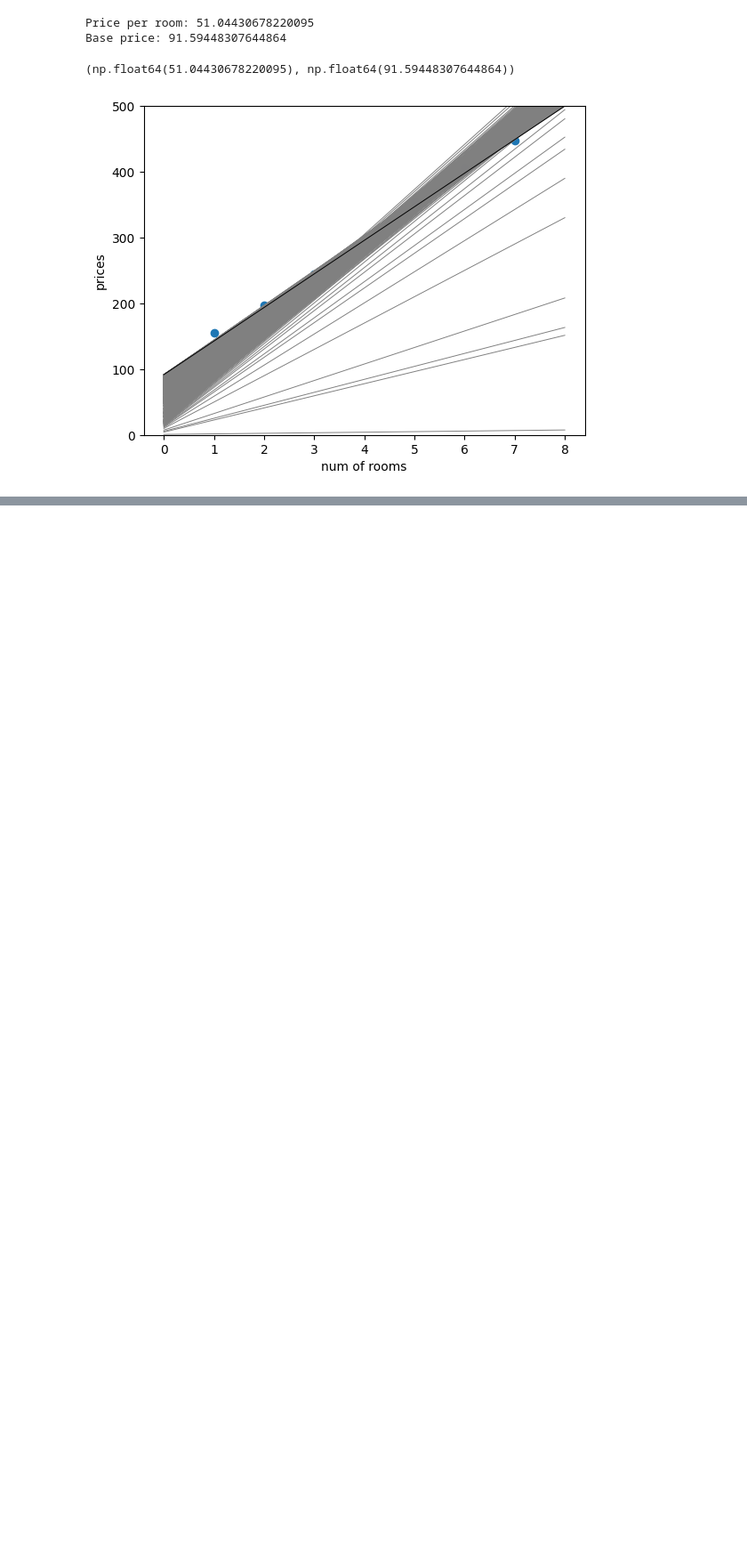
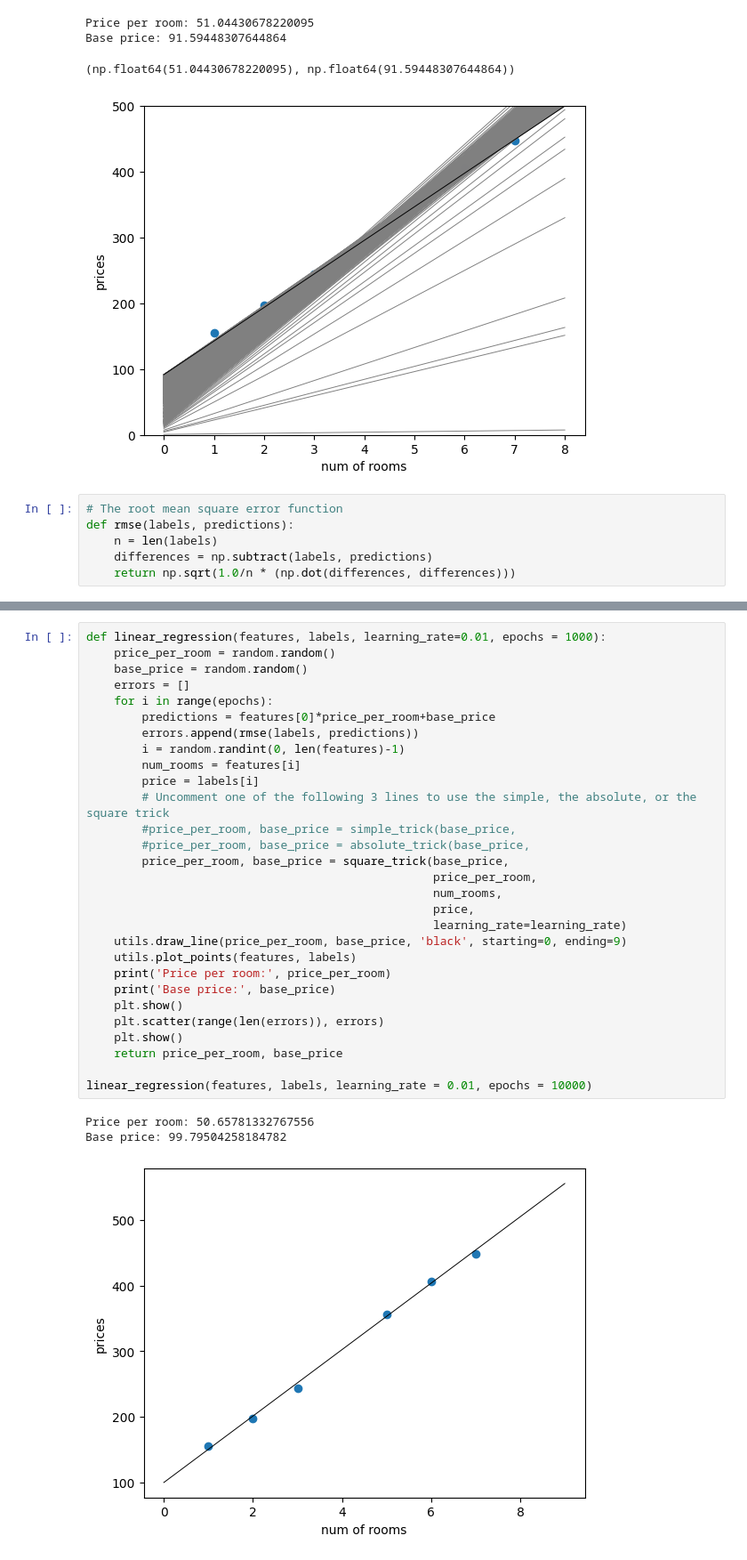
Before and after one commit to AntonioKolosov/machine-learning, a Jupyter notebook: linear-regression/linear-regression.ipynb, the cells around one changed output, grey strips where cells are left out. Shown at 89% size. Drawn from its saved outputs; the diff is of its cells as text; blank space fills up the shorter version.

Commit message:
implement rmse to my linear regression

```diff
--- a/linear-regression/linear-regression.ipynb
+++ b/linear-regression/linear-regression.ipynb
@@ -87,3 +87,9 @@ Price per room: 51.04430678220095
 Base price: 91.59448307644864
 (np.float64(51.04430678220095), np.float64(91.59448307644864))
 [figure]
+# %%
+# The root mean square error function
+def rmse(labels, predictions):
+    n = len(labels)
+    differences = np.subtract(labels, predictions)
+    return np.sqrt(1.0/n * (np.dot(differences, differences)))
@@ -89,0 +98,33 @@ Base price: 91.59448307644864
+# %%
+def linear_regression(features, labels, learning_rate=0.01, epochs = 1000):
+    price_per_room = random.random()
+    base_price = random.random()
+    errors = []
+    for i in range(epochs):
+        predictions = features[0]*price_per_room+base_price
+        errors.append(rmse(labels, predictions))
+        i = random.randint(0, len(features)-1)
+        num_rooms = features[i]
+        price = labels[i]
+        # Uncomment one of the following 3 lines to use the simple, the absolute, or the square trick
+        #price_per_room, base_price = simple_trick(base_price,
+        #price_per_room, base_price = absolute_trick(base_price,
+        price_per_room, base_price = square_trick(base_price,
+                                                  price_per_room,
+                                                  num_rooms,
+                                                  price,
+                                                  learning_rate=learning_rate)
+    utils.draw_line(price_per_room, base_price, 'black', starting=0, ending=9)
+    utils.plot_points(features, labels)
+    print('Price per room:', price_per_room)
+    print('Base price:', base_price)
+    plt.show()
+    plt.scatter(range(len(errors)), errors)
+    plt.show()
+    return price_per_room, base_price
+
+linear_regression(features, labels, learning_rate = 0.01, epochs = 10000)
+# %% [output]
+Price per room: 50.65781332767556
+Base price: 99.79504258184782
+[figure, added]
```
Also changed, not shown: parts of 2 cells of this notebook.
